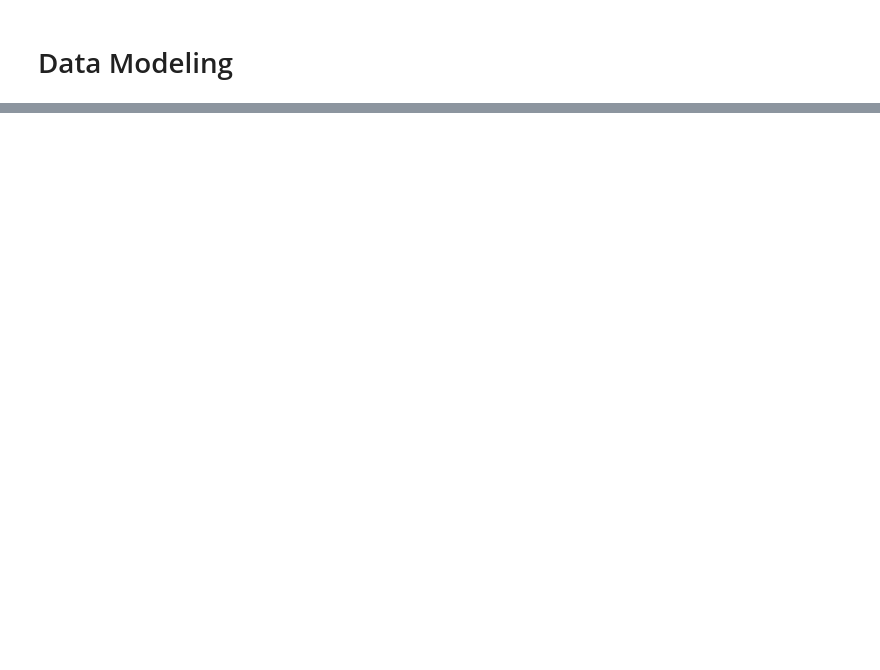
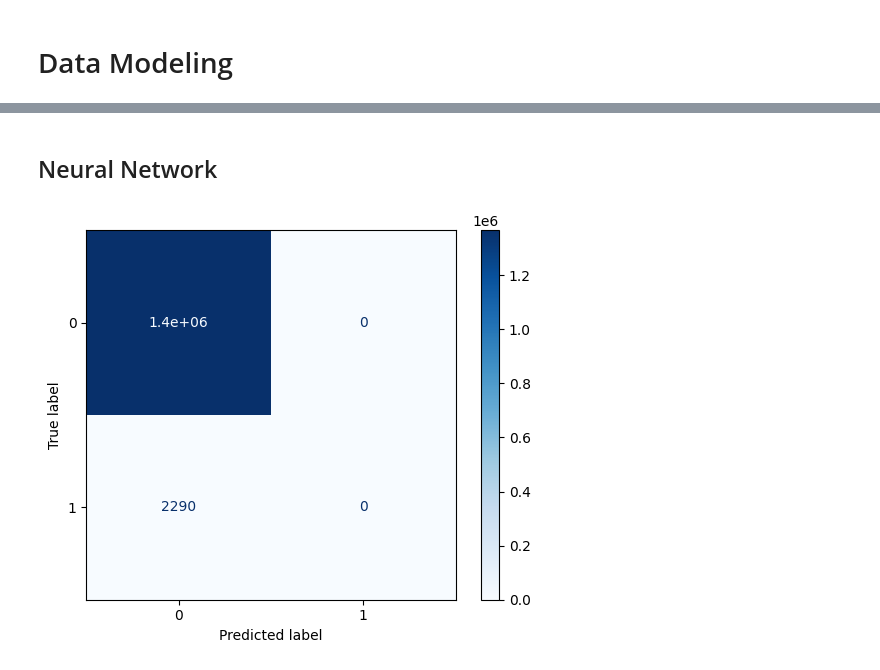
Before and after one commit to Chris-Miracle/fraud-detection, a Jupyter notebook: fraud_detection.ipynb, the cells around one changed output, grey strips where cells are left out. Saved outputs shown, nothing was run; the diff lists cells and outputs as text; code cells hidden in the pictures; blank space fills up the shorter version.

```diff
--- a/fraud_detection.ipynb
+++ b/fraud_detection.ipynb
@@ -155,0 +205,21 @@ dtype: int64
+# %% [markdown]
+## Neural Network
+# %%
+# Apply SMOTE to balance the classes
+smote = SMOTE(random_state=42)
+X_resampled, y_resampled = smote.fit_resample(X_train, y_train)
+
+# Train the dataset using MLPClassifier
+model = MLPClassifier(hidden_layer_sizes=(50,), max_iter=2000)
+model.fit(X_resampled, y_resampled)
+
+# Predict the model on test set(unseen data)
+y_pred_nn = model.predict(X_test)
+
+# Visualize Predictions
+cm = confusion_matrix(y_test, y_pred_nn)
+disp = ConfusionMatrixDisplay(confusion_matrix=cm)
+disp.plot(cmap='Blues')
+plt.show()
+# %% [output]
+[figure, added]
```
Also changed, not shown: parts of 10 cells of this notebook.
